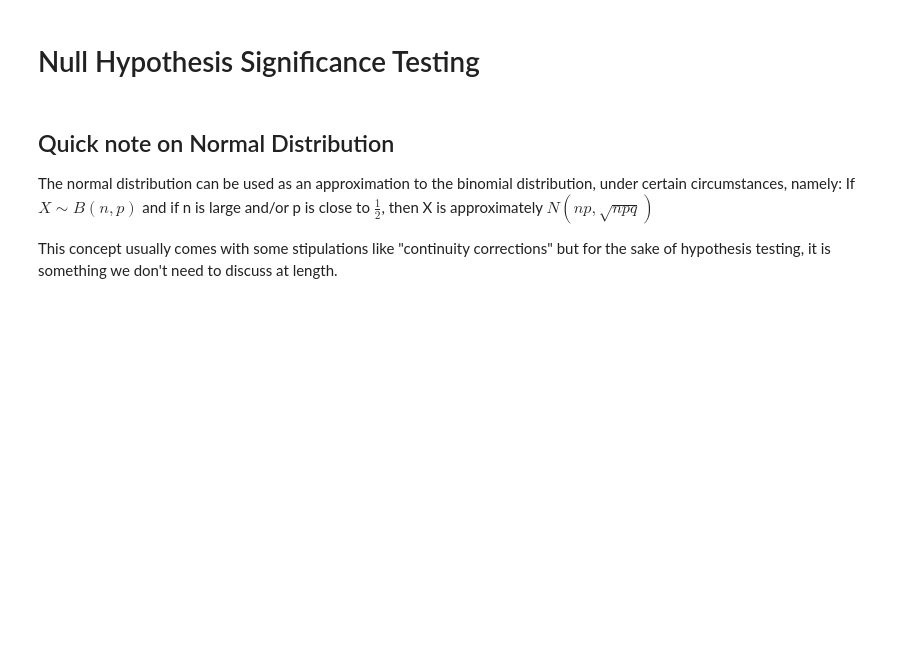
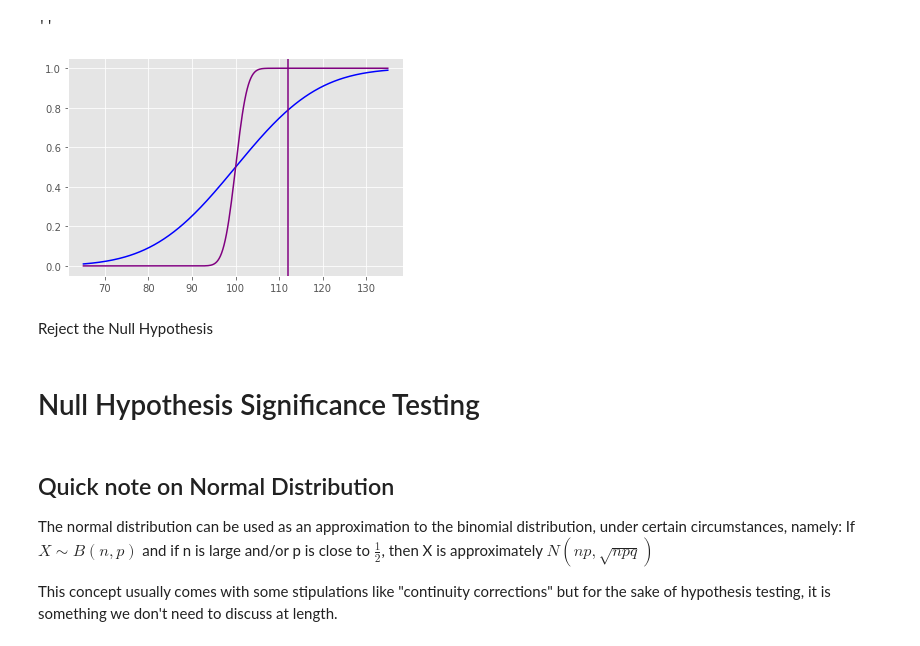
Before and after one commit to MekdiYilma/notes, a Jupyter notebook: hypothesis-testing/hypothesis-testing-heather.ipynb, the cells around one changed output. Saved outputs shown, nothing was run; the diff lists cells and outputs as text; code cells hidden in the pictures; blank space fills up the shorter version.

```diff
--- a/hypothesis-testing/hypothesis-testing-heather.ipynb
+++ b/hypothesis-testing/hypothesis-testing-heather.ipynb
@@ -1,3 +68,19 @@
+# %%
+
+fig, ax = plt.subplots()
+
+x = np.linspace(intelligence.ppf(0.01), intelligence.ppf(0.99), 250)
+ax.plot(x, intelligence.cdf(x), color='blue' )
+ax.plot(x, intelligence_sample.cdf(x), color='purple' )
+ax.axvline(x_bar, c='purple')
+# ax.scatter(x_bar, intelligence.pdf(x_bar), marker='x', s=100, color='purple')
+# ax.fill_between(x, intelligence_sample.pdf(x), where=x>x_bar, color='purple')
+;
+# %% [output]
+''
+[figure, added]
+# %% [markdown]
+Reject the Null Hypothesis
 # %% [markdown]
 # Null Hypothesis Significance Testing
 # %%
```
Also changed, not shown: parts of 30 cells of this notebook.
